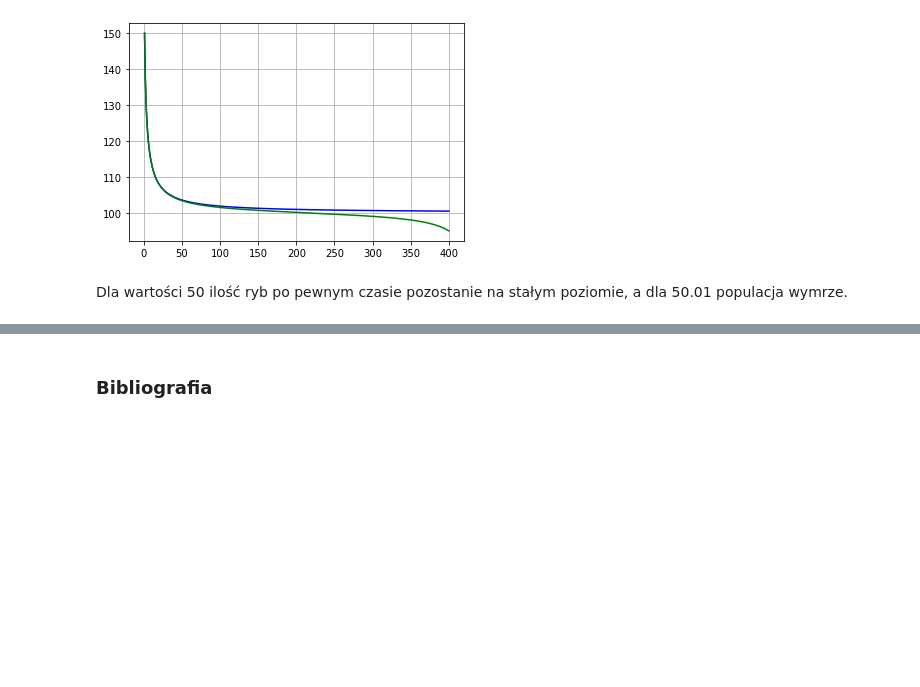
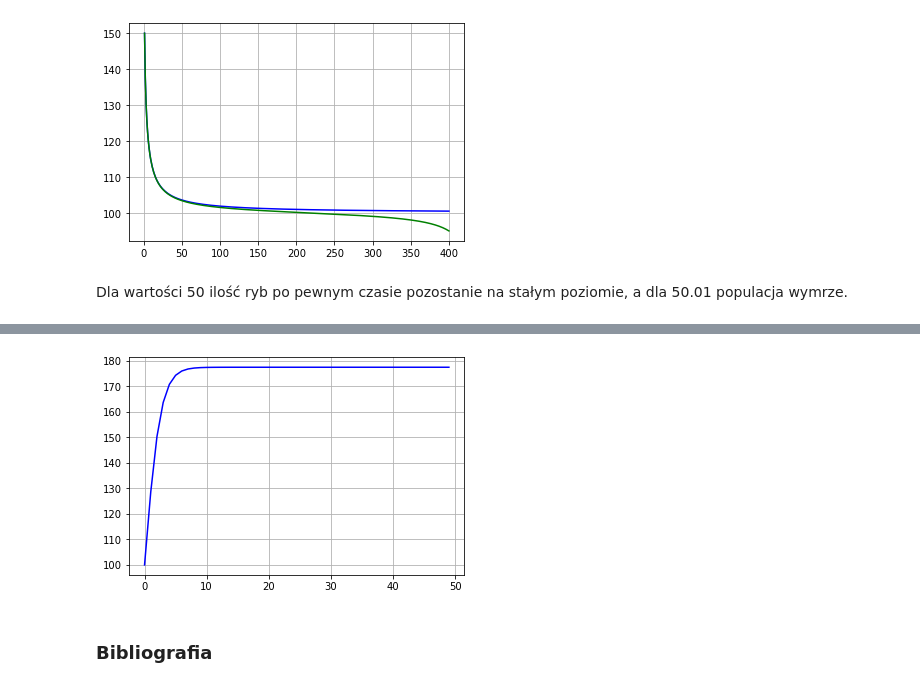
Before and after one commit to klaudynka245/Bifurcations, a Jupyter notebook: teoria katastrof.ipynb, the cells around one changed output, grey strips where cells are left out. Drawn from its saved outputs; the diff is of its cells as text; code cells hidden in the pictures; blank space fills up the shorter version.

```diff
--- a/teoria katastrof.ipynb
+++ b/teoria katastrof.ipynb
@@ -397,3 +668,20 @@ plt.show()
+# %%
+def proba():
+    tl = []
+    pl = []
+    for t in range(50):
+        p = 100+(20*np.sqrt(15)*(1-np.exp((-t*np.sqrt(15))/5)))/(np.exp(-t*np.sqrt(15)/5)+1)
+        tl.append(t)
+        pl.append(p)
+    return tl, pl
+
+proba1 = proba()
+
+plt.plot(proba1[0],proba1[1],'b')
+plt.grid()
+plt.show()
+# %% [output]
+[figure, added]
 # %% [markdown]
 ### Bibliografia
 # %% [markdown]
```
Also changed, not shown: parts of 23 cells of this notebook.
